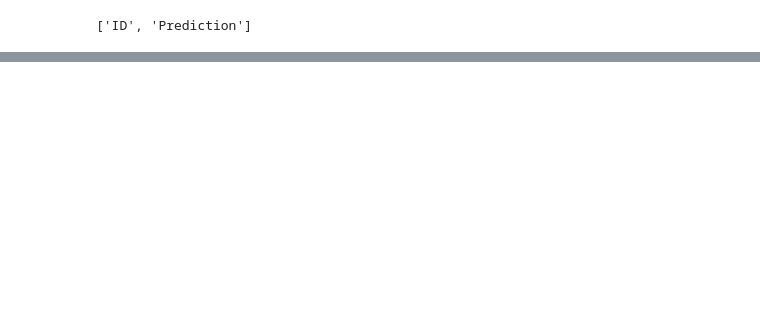
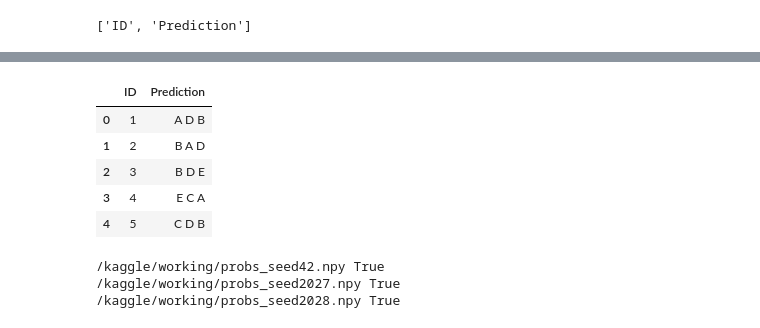
Before and after one commit to Ramakrishnaa-R/dl-genai-project-23f2000775, a Jupyter notebook: dl-23f2000775-notebook-t22026.ipynb, the cells around one changed output, grey strips where cells are left out. Drawn from its saved outputs; the diff is of its cells as text; code cells hidden in the pictures; blank space fills up the shorter version.

```diff
--- a/dl-23f2000775-notebook-t22026.ipynb
+++ b/dl-23f2000775-notebook-t22026.ipynb
@@ -700,0 +846,33 @@ Saved to /kaggle/working/submission.csv
+# %%
+p42 = np.load("/kaggle/working/probs_seed42.npy")
+p27 = np.load("/kaggle/working/probs_seed2027.npy")
+p28 = np.load("/kaggle/working/probs_seed2028.npy")
+
+ensemble_probs = (p42 + p27 + p28) / 3
+top3_indices = np.argsort(-ensemble_probs, axis=1)[:, :3]
+
+submission = pd.read_csv(sample_paths[0])
+submission["Prediction"] = [
+    " ".join(OPTION_LABELS[i] for i in row)
+    for row in top3_indices
+]
+
+submission.to_csv("/kaggle/working/submission_ensemble.csv", index=False)
+display(submission.head())
+# %% [output]
+|  | ID | Prediction |
+| 0 | 1 | A D B |
+| 1 | 2 | B A D |
+| 2 | 3 | B D E |
+| 3 | 4 | E C A |
+| 4 | 5 | C D B |
+# %%
+import os
+
+for seed in [42, 2027, 2028]:
+    path = f"/kaggle/working/probs_seed{seed}.npy"
+    print(path, os.path.exists(path))
+# %% [output]
+/kaggle/working/probs_seed42.npy True
+/kaggle/working/probs_seed2027.npy True
+/kaggle/working/probs_seed2028.npy True
```
Also changed, not shown: parts of 12 cells of this notebook.
